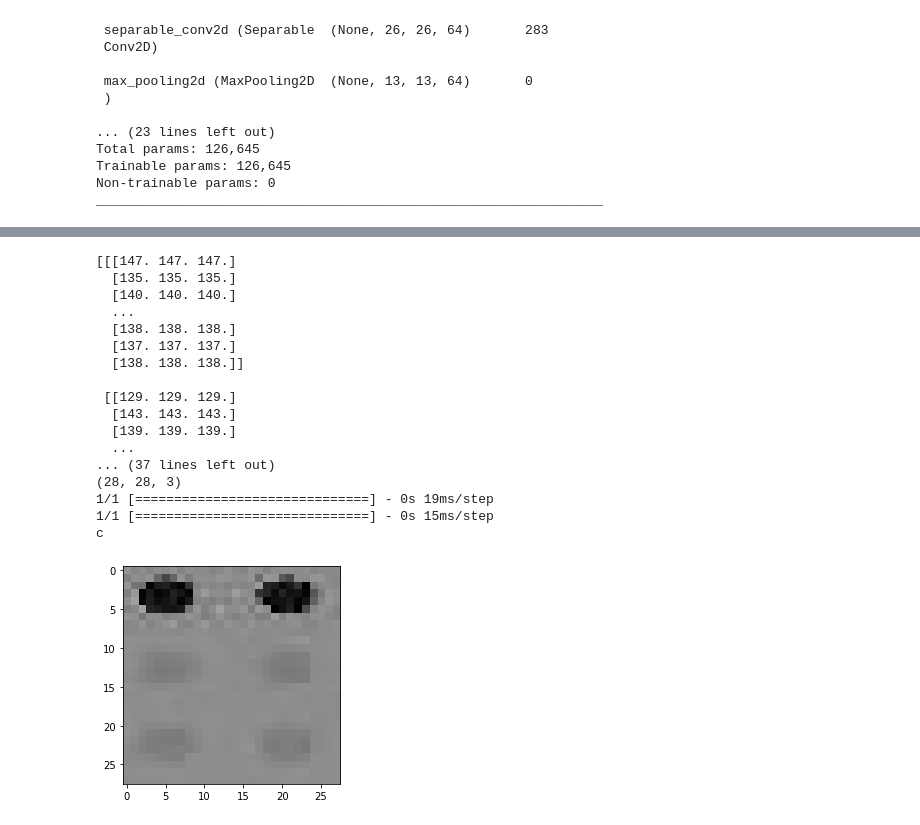
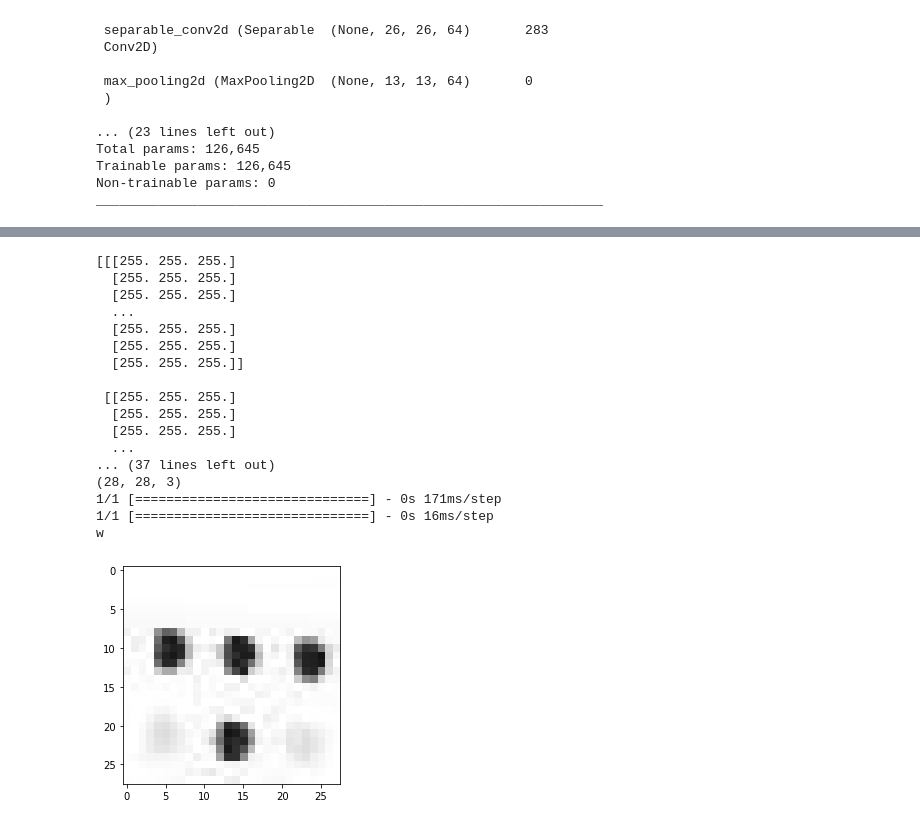
Before and after one commit to basilpaul7/Bi-Directional-Braille-Communication, a Jupyter notebook: Braille_Text_Model.ipynb, the cells around one changed output, grey strips where cells are left out. Drawn from its saved outputs; the diff is of its cells as text; code cells hidden in the pictures.

```diff
--- a/Braille_Text_Model.ipynb
+++ b/Braille_Text_Model.ipynb
@@ -136,37 +138,39 @@ plt.savefig('AccVal_acc')
 <Figure size 432x288 with 0 Axes>
 # %%
 from tensorflow.keras.preprocessing import image
-img=image.load_img('/content/drive/MyDrive/Personal/Main Project/Braille Dataset/c1.JPG3dim.jpg')
+img=image.load_img('/content/drive/MyDrive/Personal/Main Project/Braille Dataset/w1.JPG14rot.jpg')
 
 plt.imshow(img)
 
 x=image.img_to_array(img)
 print(x)
+
+x=resize(x, (28, 28))
 
 print(x.shape)
 
 x=np.expand_dims(x,axis=0)
 model.predict(x)
 
 a=int(np.argmax(model.predict(x), axis=1))
 
 print(chr(ord('`')+a+1))
 # %% [output]
-[[[147. 147. 147.]
-  [135. 135. 135.]
-  [140. 140. 140.]
+[[[255. 255. 255.]
+  [255. 255. 255.]
+  [255. 255. 255.]
   ...
-  [138. 138. 138.]
-  [137. 137. 137.]
-  [138. 138. 138.]]
+  [255. 255. 255.]
+  [255. 255. 255.]
+  [255. 255. 255.]]
 
- [[129. 129. 129.]
-  [143. 143. 143.]
-  [139. 139. 139.]
+ [[255. 255. 255.]
+  [255. 255. 255.]
+  [255. 255. 255.]
   ...
 ... (37 lines left out)
 (28, 28, 3)
-1/1 [==============================] - 0s 19ms/step
-1/1 [==============================] - 0s 15ms/step
-c
+1/1 [==============================] - 0s 171ms/step
+1/1 [==============================] - 0s 16ms/step
+w
-[figure, old version]
+[figure, new version]
```
Also changed, not shown: parts of 4 cells of this notebook.
